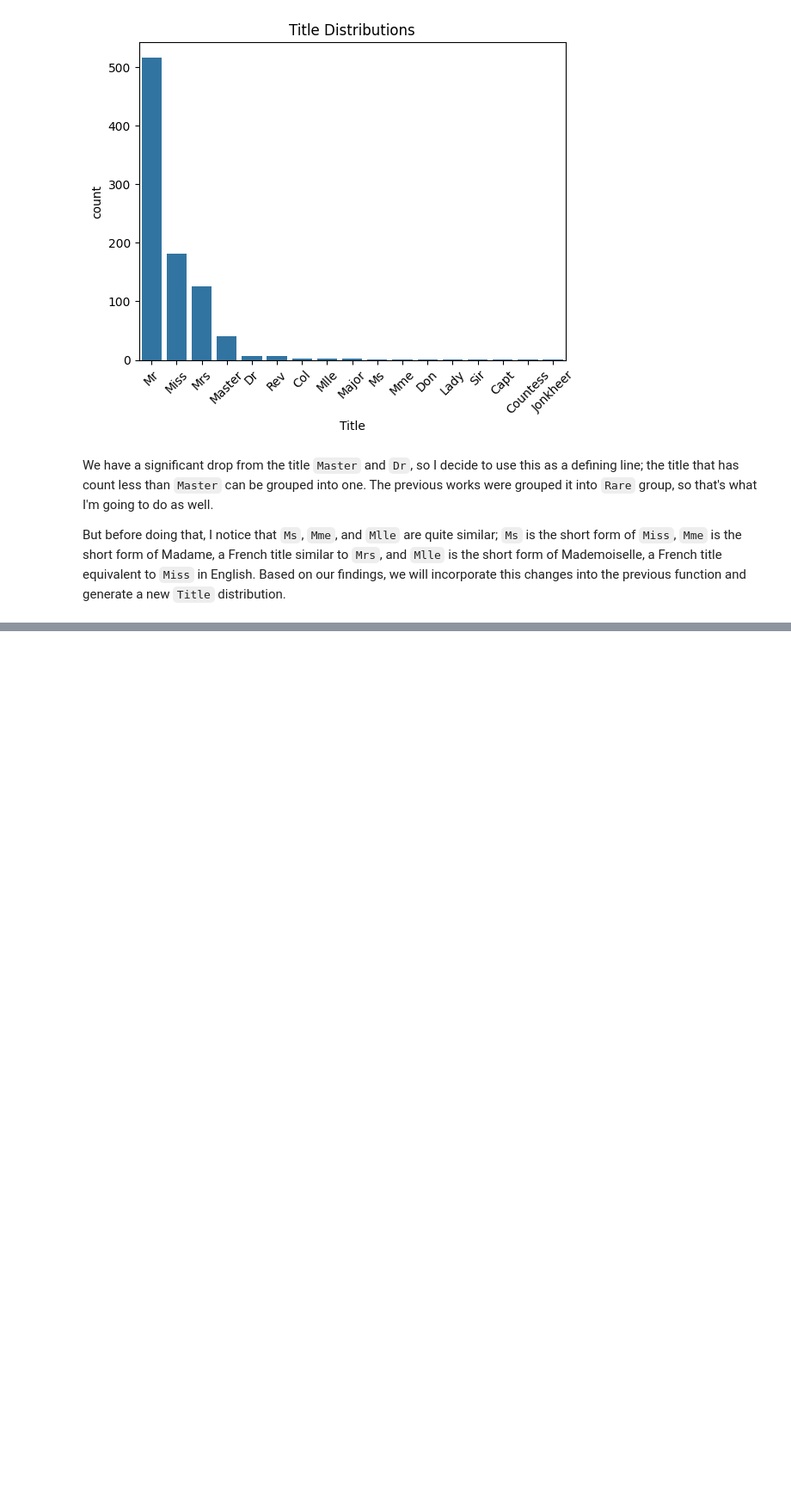
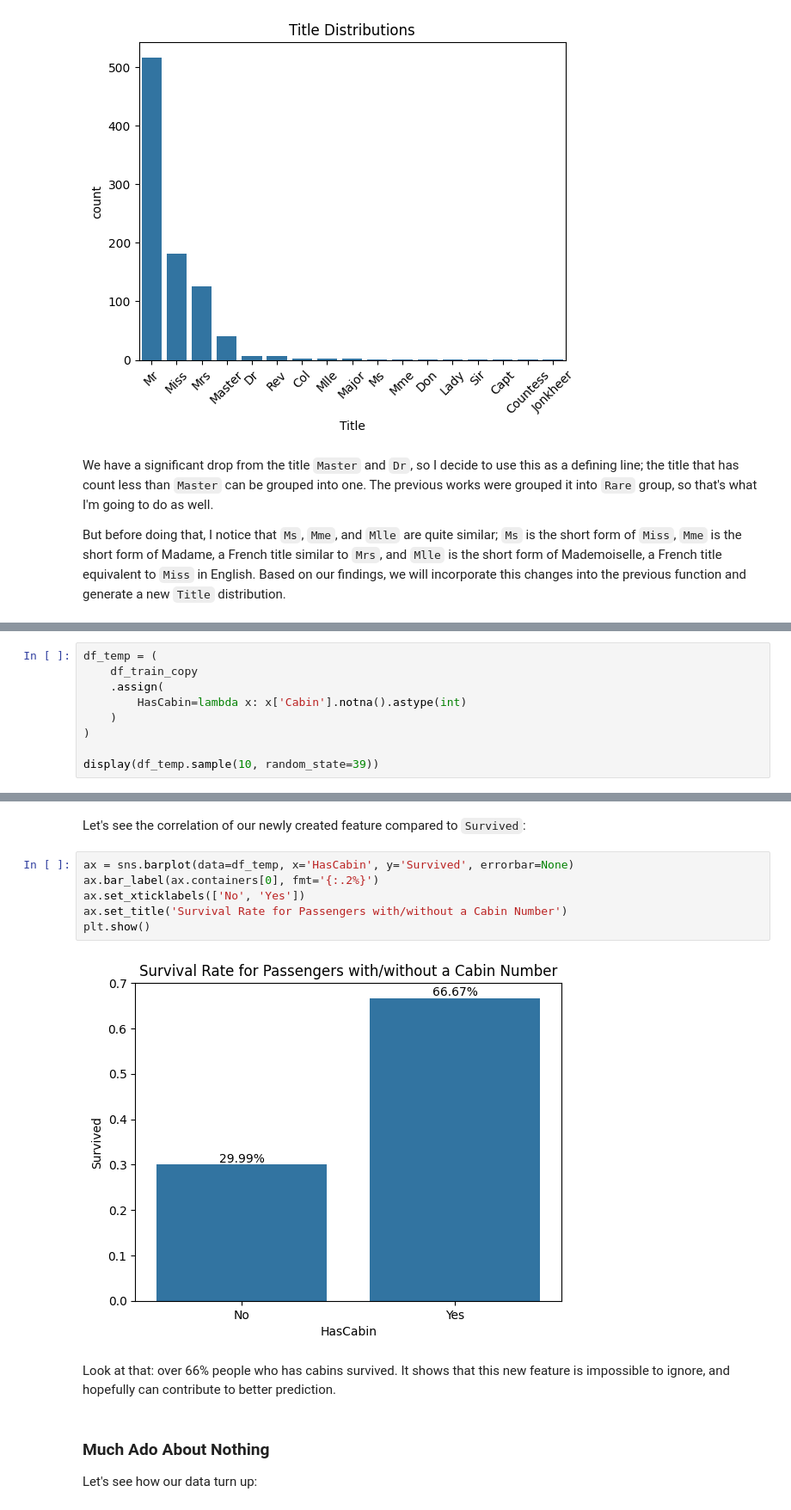
Before and after one commit to rbennum/titanic-survival, a Jupyter notebook: notebooks/explorations.ipynb, the cells around one changed output, grey strips where cells are left out. Shown at 86% size. Saved outputs shown, nothing was run; the diff lists cells and outputs as text; blank space fills up the shorter version.

```diff
--- a/notebooks/explorations.ipynb
+++ b/notebooks/explorations.ipynb
@@ -367,0 +400,9 @@ plt.show()
+# %%
+df_temp = (
+    df_train_copy
+    .assign(
+        HasCabin=lambda x: x['Cabin'].notna().astype(int)
+    )
+)
+
+display(df_temp.sample(10, random_state=39))
@@ -367,0 +421,17 @@ plt.show()
+# %% [markdown]
+Let's see the correlation of our newly created feature compared to `Survived`:
+# %%
+ax = sns.barplot(data=df_temp, x='HasCabin', y='Survived', errorbar=None)
+ax.bar_label(ax.containers[0], fmt='{:.2%}')
+ax.set_xticklabels(['No', 'Yes'])
+ax.set_title('Survival Rate for Passengers with/without a Cabin Number')
+plt.show()
+# %% [output]
+[figure, added]
+# %% [markdown]
+Look at that: over 66% people who has cabins survived. It shows that this new feature is
+impossible to ignore, and hopefully can contribute to better prediction.
+# %% [markdown]
+### Much Ado About Nothing
+
+Let's see how our data turn up:
```
Also changed, not shown: parts of 40 cells of this notebook.
